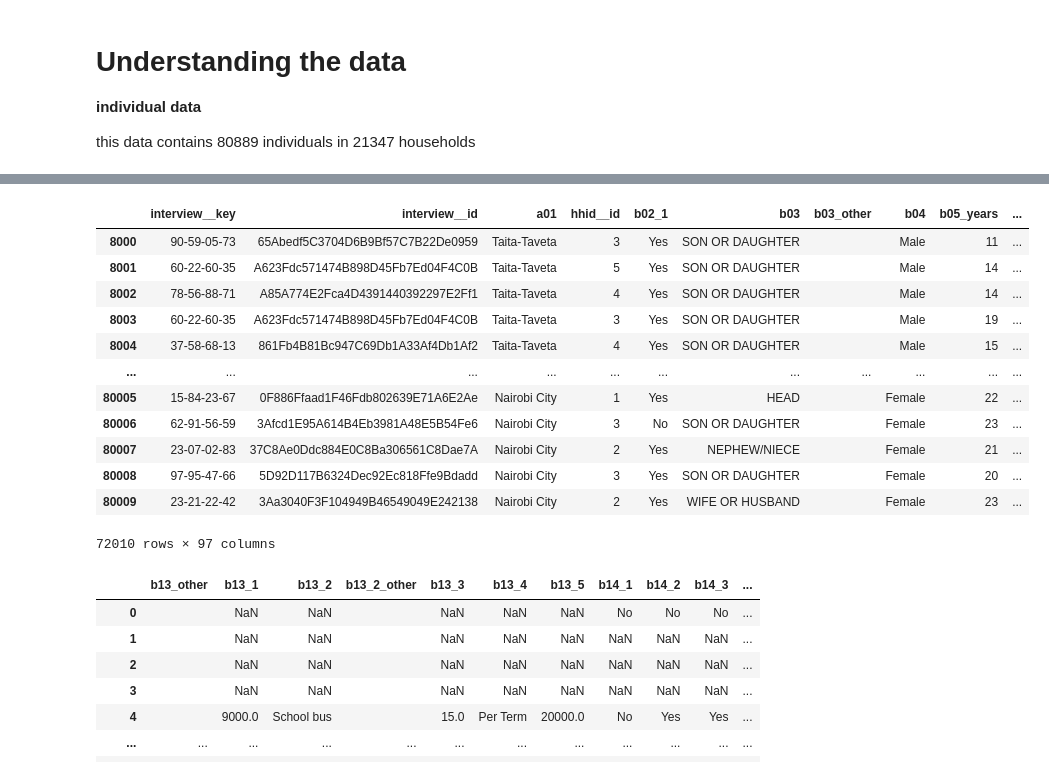
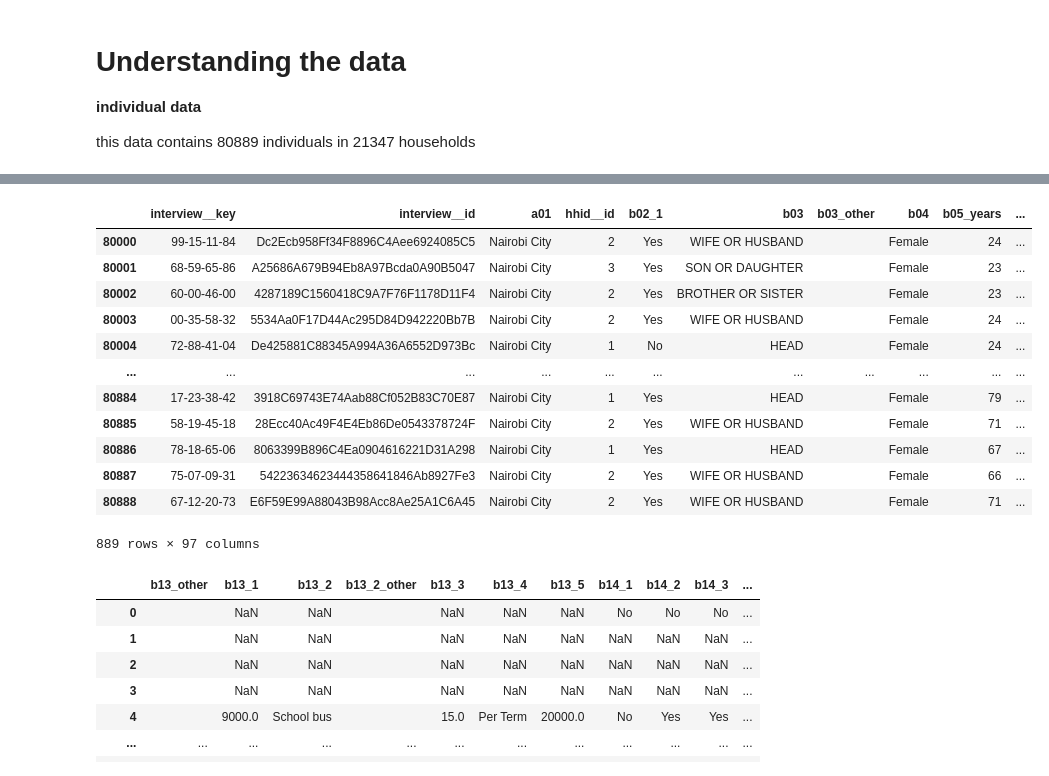
Before and after one commit to silprosa/fynesse_mlfc, a Jupyter notebook: proj/Education.ipynb, the cells around one changed output, grey strips where cells are left out. Drawn from its saved outputs; the diff is of its cells as text; code cells hidden in the pictures.

```diff
--- a/proj/Education.ipynb
+++ b/proj/Education.ipynb
@@ -59,19 +46,19 @@ display(len(individual['interview__id'].unique()))
 # %%
-individual.iloc[8000:80010]
+individual.iloc[80000:800010]
 # %% [output]
 |  | interview__key | interview__id | a01 | hhid__id | b02_1 | b03 | b03_other | b04 | b05_years | ... |
-| 8000 | 90-59-05-73 | 65Abedf5C3704D6B9Bf57C7B22De0959 | Taita-Taveta | 3 | Yes | SON OR DAUGHTER |  | Male | 11 | ... |
-| 8001 | 60-22-60-35 | A623Fdc571474B898D45Fb7Ed04F4C0B | Taita-Taveta | 5 | Yes | SON OR DAUGHTER |  | Male | 14 | ... |
-| 8002 | 78-56-88-71 | A85A774E2Fca4D4391440392297E2Ff1 | Taita-Taveta | 4 | Yes | SON OR DAUGHTER |  | Male | 14 | ... |
-| 8003 | 60-22-60-35 | A623Fdc571474B898D45Fb7Ed04F4C0B | Taita-Taveta | 3 | Yes | SON OR DAUGHTER |  | Male | 19 | ... |
-| 8004 | 37-58-68-13 | 861Fb4B81Bc947C69Db1A33Af4Db1Af2 | Taita-Taveta | 4 | Yes | SON OR DAUGHTER |  | Male | 15 | ... |
+| 80000 | 99-15-11-84 | Dc2Ecb958Ff34F8896C4Aee6924085C5 | Nairobi City | 2 | Yes | WIFE OR HUSBAND |  | Female | 24 | ... |
+| 80001 | 68-59-65-86 | A25686A679B94Eb8A97Bcda0A90B5047 | Nairobi City | 3 | Yes | SON OR DAUGHTER |  | Female | 23 | ... |
+| 80002 | 60-00-46-00 | 4287189C1560418C9A7F76F1178D11F4 | Nairobi City | 2 | Yes | BROTHER OR SISTER |  | Female | 23 | ... |
+| 80003 | 00-35-58-32 | 5534Aa0F17D44Ac295D84D942220Bb7B | Nairobi City | 2 | Yes | WIFE OR HUSBAND |  | Female | 24 | ... |
+| 80004 | 72-88-41-04 | De425881C88345A994A36A6552D973Bc | Nairobi City | 1 | No | HEAD |  | Female | 24 | ... |
 | ... | ... | ... | ... | ... | ... | ... | ... | ... | ... | ... |
-| 80005 | 15-84-23-67 | 0F886Ffaad1F46Fdb802639E71A6E2Ae | Nairobi City | 1 | Yes | HEAD |  | Female | 22 | ... |
-| 80006 | 62-91-56-59 | 3Afcd1E95A614B4Eb3981A48E5B54Fe6 | Nairobi City | 3 | No | SON OR DAUGHTER |  | Female | 23 | ... |
-| 80007 | 23-07-02-83 | 37C8Ae0Ddc884E0C8Ba306561C8Dae7A | Nairobi City | 2 | Yes | NEPHEW/NIECE |  | Female | 21 | ... |
-| 80008 | 97-95-47-66 | 5D92D117B6324Dec92Ec818Ffe9Bdadd | Nairobi City | 3 | Yes | SON OR DAUGHTER |  | Female | 20 | ... |
-| 80009 | 23-21-22-42 | 3Aa3040F3F104949B46549049E242138 | Nairobi City | 2 | Yes | WIFE OR HUSBAND |  | Female | 23 | ... |
+| 80884 | 17-23-38-42 | 3918C69743E74Aab88Cf052B83C70E87 | Nairobi City | 1 | Yes | HEAD |  | Female | 79 | ... |
+| 80885 | 58-19-45-18 | 28Ecc40Ac49F4E4Eb86De0543378724F | Nairobi City | 2 | Yes | WIFE OR HUSBAND |  | Female | 71 | ... |
+| 80886 | 78-18-65-06 | 8063399B896C4Ea0904616221D31A298 | Nairobi City | 1 | Yes | HEAD |  | Female | 67 | ... |
+| 80887 | 75-07-09-31 | 54223634623444358641846Ab8927Fe3 | Nairobi City | 2 | Yes | WIFE OR HUSBAND |  | Female | 66 | ... |
+| 80888 | 67-12-20-73 | E6F59E99A88043B98Acc8Ae25A1C6A45 | Nairobi City | 2 | Yes | WIFE OR HUSBAND |  | Female | 71 | ... |
-72010 rows × 97 columns
+889 rows × 97 columns
 # %%
 individual.iloc[:,34:49]
 # %% [output]
```
Also changed, not shown: parts of 22 cells of this notebook.
